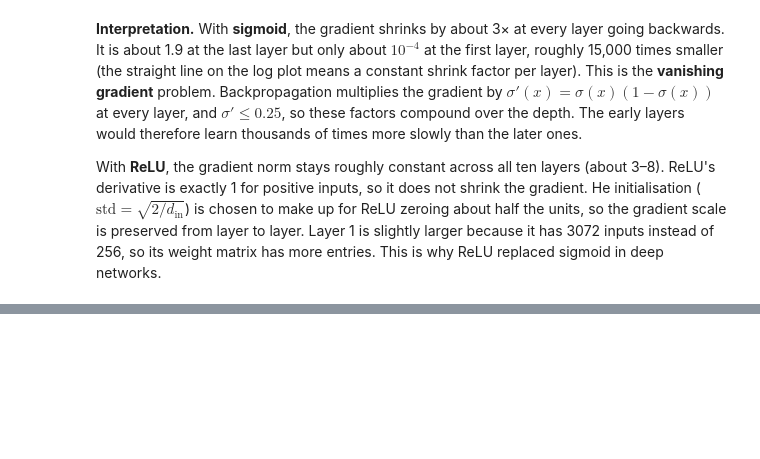
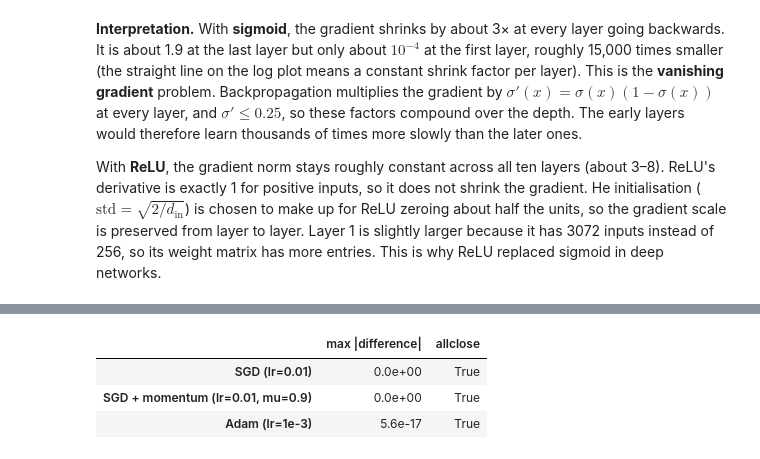
Before and after one commit to NaveenSanjaya/EN4554-Assignment-2-CNNs, a Jupyter notebook: a02_cnn.ipynb, the cells around one changed output, grey strips where cells are left out. Saved outputs shown, nothing was run; the diff lists cells and outputs as text; code cells hidden in the pictures; blank space fills up the shorter version.

```diff
--- a/a02_cnn.ipynb
+++ b/a02_cnn.ipynb
@@ -27,6 +27,8 @@ def set_seed(seed=SEED):
     np.random.seed(seed)
     torch.manual_seed(seed)
     torch.cuda.manual_seed_all(seed)
+    torch.backends.cudnn.deterministic = True     # reproducible convolutions on the GPU
+    torch.backends.cudnn.benchmark = False
 
 set_seed()
 device = torch.device('cuda' if torch.cuda.is_available() else 'cpu')
@@ -370,0 +432,35 @@ With **ReLU**, the gradient norm stays roughly constant across all ten layers (a
+# %%
+def make_model():
+    return nn.Sequential(nn.Flatten(), nn.Linear(3 * 32 * 32, 64), nn.ReLU(), nn.Linear(64, 10)).to(device).double()
+
+def compare(my_opt, ref_opt, steps=200):
+    set_seed()
+    model_a, model_b = make_model(), make_model()
+    model_b.load_state_dict(model_a.state_dict())          # identical starting weights
+    opt_a, opt_b = my_opt(model_a.parameters()), ref_opt(model_b.parameters())
+    data = batches(X_train, Y_train, 128)
+    for _ in range(steps):
+        xb, yb = next(data)
+        xb = xb.double()
+        for model, opt in ((model_a, opt_a), (model_b, opt_b)):
+            opt.zero_grad()
+            F.cross_entropy(model(xb), yb).backward()
+            opt.step()
+    pa, pb = list(model_a.parameters()), list(model_b.parameters())
+    return {'max |difference|': max((a - b).abs().max().item() for a, b in zip(pa, pb)),
+            'allclose': all(torch.allclose(a, b) for a, b in zip(pa, pb))}
+
+rows = {
+    'SGD (lr=0.01)':
+        compare(lambda p: MySGD(p, lr=0.01), lambda p: torch.optim.SGD(p, lr=0.01)),
+    'SGD + momentum (lr=0.01, mu=0.9)':
+        compare(lambda p: MySGD(p, lr=0.01, momentum=0.9), lambda p: torch.optim.SGD(p, lr=0.01, momentum=0.9)),
+    'Adam (lr=1e-3)':
+        compare(lambda p: MyAdam(p, lr=1e-3), lambda p: torch.optim.Adam(p, lr=1e-3)),
+}
+pd.DataFrame(rows).T.style.format({'max |difference|': '{:.1e}'})
+# %% [output]
+|  | max |difference| | allclose |
+| SGD (lr=0.01) | 0.0e+00 | True |
+| SGD + momentum (lr=0.01, mu=0.9) | 0.0e+00 | True |
+| Adam (lr=1e-3) | 5.6e-17 | True |
```
Also changed, not shown: parts of 11 cells of this notebook.
